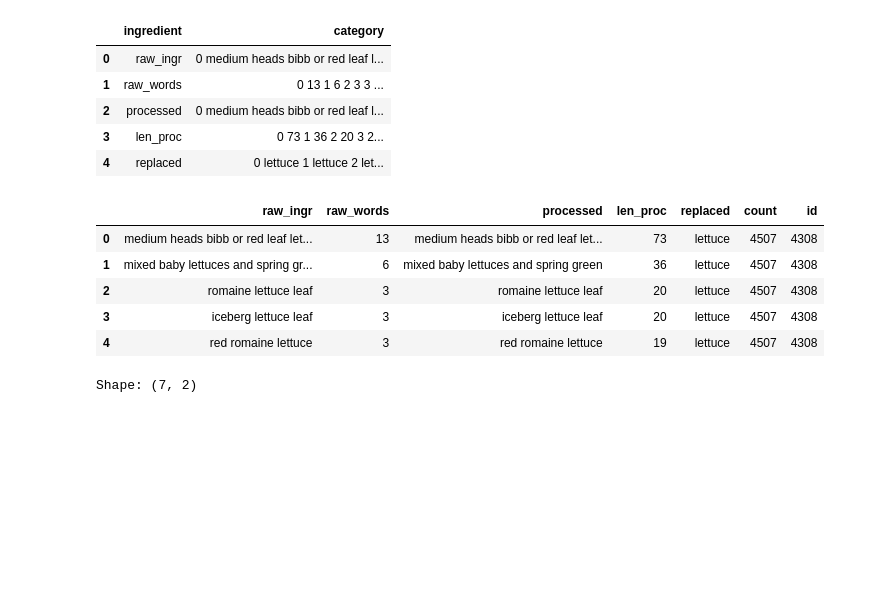
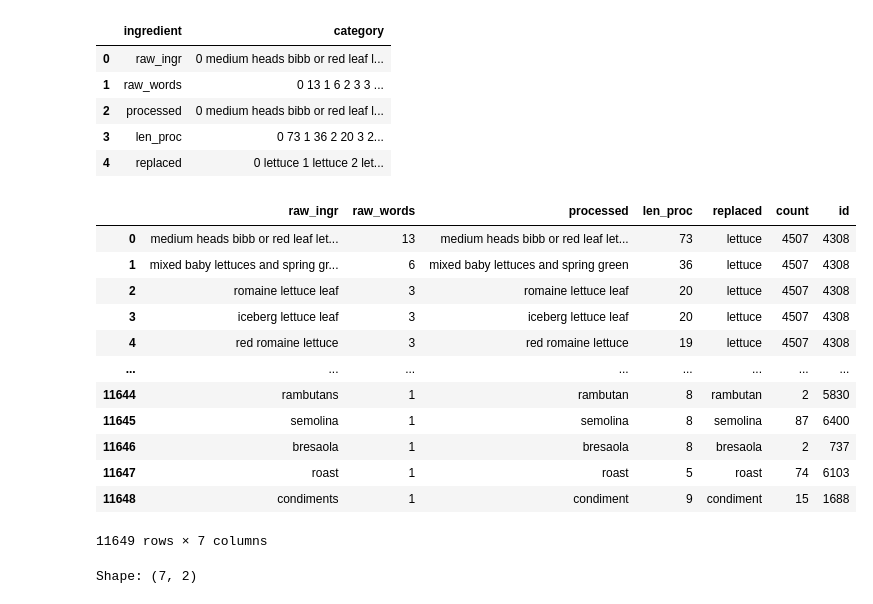
Before and after one commit to Mangetamain/mangetamain, a Jupyter notebook: preprocessing/prepro.ipynb, the cells around one changed output. Saved outputs shown, nothing was run; the diff lists cells and outputs as text; code cells hidden in the pictures; blank space fills up the shorter version.

```diff
--- a/preprocessing/prepro.ipynb
+++ b/preprocessing/prepro.ipynb
@@ -182,14 +182,21 @@ ingr_map_df.head()
 | 3 | len_proc | 0 73 1 36 2 20 3 2... |
 | 4 | replaced | 0 lettuce 1 lettuce 2 let... |
 # %%
-ingr_map.head()
+ingr_map.head(-10)
 # %% [output]
 |  | raw_ingr | raw_words | processed | len_proc | replaced | count | id |
 | 0 | medium heads bibb or red leaf let... | 13 | medium heads bibb or red leaf let... | 73 | lettuce | 4507 | 4308 |
 | 1 | mixed baby lettuces and spring gr... | 6 | mixed baby lettuces and spring green | 36 | lettuce | 4507 | 4308 |
 | 2 | romaine lettuce leaf | 3 | romaine lettuce leaf | 20 | lettuce | 4507 | 4308 |
 | 3 | iceberg lettuce leaf | 3 | iceberg lettuce leaf | 20 | lettuce | 4507 | 4308 |
 | 4 | red romaine lettuce | 3 | red romaine lettuce | 19 | lettuce | 4507 | 4308 |
+| ... | ... | ... | ... | ... | ... | ... | ... |
+| 11644 | rambutans | 1 | rambutan | 8 | rambutan | 2 | 5830 |
+| 11645 | semolina | 1 | semolina | 8 | semolina | 87 | 6400 |
+| 11646 | bresaola | 1 | bresaola | 8 | bresaola | 2 | 737 |
+| 11647 | roast | 1 | roast | 5 | roast | 74 | 6103 |
+| 11648 | condiments | 1 | condiment | 9 | condiment | 15 | 1688 |
+11649 rows × 7 columns
 # %%
 import pickle
 import pandas as pd
```
Also changed, not shown: parts of 4 cells of this notebook, 1 other file.
